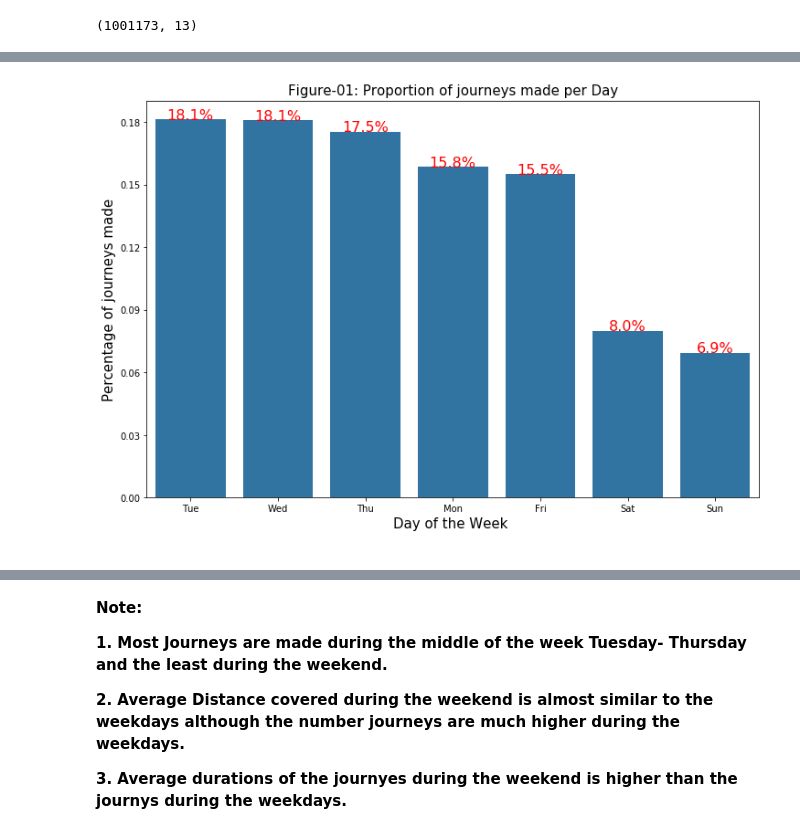
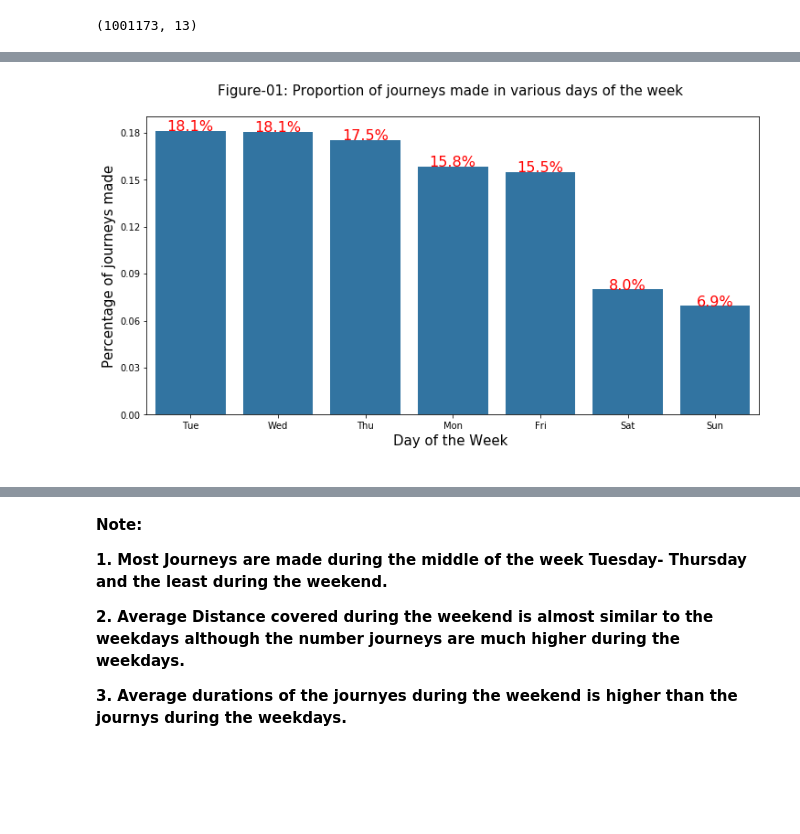
Before and after one commit to jahid-razan/Data-Analyst_Nano_degree_projects, a Jupyter notebook: Data_Story- Time & User Type.ipynb, the cells around one changed output, grey strips where cells are left out. Saved outputs shown, nothing was run; the diff lists cells and outputs as text; code cells hidden in the pictures; blank space fills up the shorter version.

```diff
--- a/Data_Story- Time & User Type.ipynb
+++ b/Data_Story- Time & User Type.ipynb
@@ -81,36 +68,36 @@ df_time.head(3)
 | 4 | Subscriber | Female | Dec | Sun | 2017 | 12 | 14 | 2 | 726.716667 | ... |
 # %%
 ## Plot Proportion of journeys made per Day
-plt.figure(figsize = [12, 8])
+plt.figure(figsize = [12, 6])
 base_color = sns.color_palette()[1]
 n_points = df_time['day'].value_counts().sum()
 max_count = df_time['day'].value_counts().max()
 max_prop = max_count/ n_points
 
 # generate tick mark locations and names
 tick_props = np.arange(0, max_prop, 0.03)
 tick_names = ['{:0.2f}'.format(v) for v in tick_props]
 
 # create the plot
 base_color = sns.color_palette()[0]
 sns.countplot(data = df_time, x = df_time['day'], color = base_color, order = df_time['day'].value_counts().index )
 plt.yticks(tick_props * n_points, tick_names)
 plt.xlabel("Day of the Week \n ",fontsize=15)
 plt.ylabel("Percentage of journeys made",fontsize=15)
-plt.title('Figure-01: Proportion of journeys made per Day',fontsize=15)
+plt.title('Figure-01: Proportion of journeys made in various days of the week \n',fontsize=15)
 plt.rc('xtick',labelsize=16)
 plt.rc('ytick',labelsize=16)
 
 # add annotations
 cat_counts = df_time['day'].value_counts()
 locs, labels = plt.xticks() # get the current tick locations and labels
 
 # loop through each pair of locations and labels
 for loc, label in zip(locs, labels):
 
     # get the text property for the label to get the correct count
     count = cat_counts[label.get_text()]
     pct_string = '{:0.1f}%'.format(100*count/n_points)
     plt.text(loc, count+1, pct_string, ha = 'center', color = 'R', fontsize=16)
 # %% [output]
-[figure, old version]
+[figure, new version]
```
Also changed, not shown: parts of 79 cells of this notebook, 3 other files.
